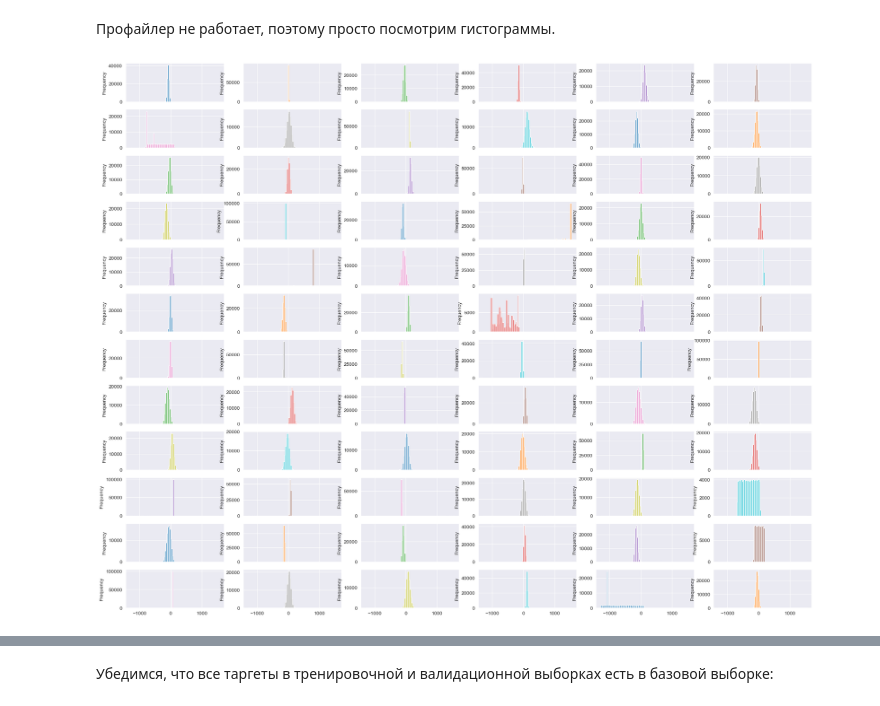
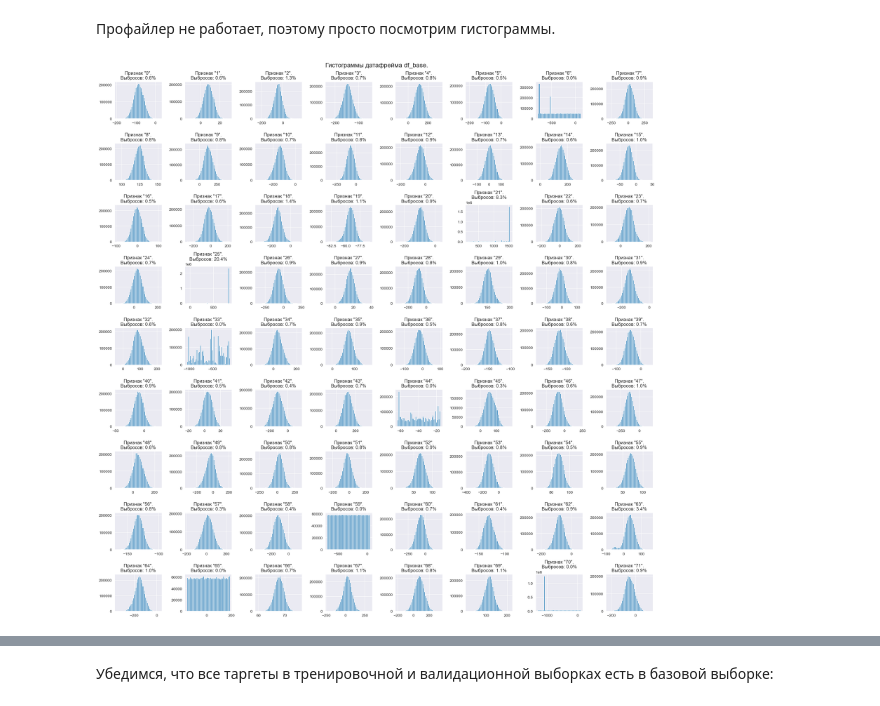
Before and after one commit to noff/ds24-workshop-2, a Jupyter notebook: model.ipynb, the cells around one changed output, grey strips where cells are left out. Cells and saved outputs as stored; diff of their text form; code cells hidden in the pictures.

```diff
--- a/model.ipynb
+++ b/model.ipynb
@@ -44,8 +102,37 @@ df_base.head(5)
 5 rows × 72 columns
 # %% [markdown]
 Профайлер не работает, поэтому просто посмотрим гистограммы.
-# %%
-df_train.plot(subplots=True, layout=(12,6), kind='hist', figsize=(25,20), bins=100, legend=False)
-plt.show()
-# %% [output]
-[figure, removed]
+# %%
+# Расчет выбросов по признаку
+
+def get_outliers_ratio(col: pd.Series, iqr_coeff=1.5):
+
+    # Вычислим интерквартильный размах.
+    iqr_distance = col.quantile(.75) - col.quantile(.25)
+
+    # Вычислим границы.
+    whisker_upp = col.quantile(.75) + iqr_coeff * iqr_distance
+    whisker_low = col.quantile(.25) - iqr_coeff * iqr_distance
+
+    # Если усы границы экстремумы, приравняем их.
+    if whisker_upp >= col.max():
+        whisker_upp = col.max()
+    if whisker_low <= col.min():
+        whisker_low = col.min()
+    else:
+        pass
+
+    # Вычислим процент выбросов.
+    outliers_ratio = ( (col[col > whisker_upp].count() + col[col < whisker_low].count()) / len(col) )
+
+    return outliers_ratio
+
+axs = df_base.hist(figsize=[20, 20], bins=50)
+for ax, col in zip(axs.flatten(), df_base.columns):
+            outlier_perc = get_outliers_ratio(df_base[col], iqr_coeff=1.5)
+            ax.set_title(f'Признак "{col}".\nВыбросов: ' + f'{outlier_perc:.1%}')
+plt.suptitle('Гистограммы датафрейма df_base.', y=.99, fontsize=16)
+plt.tight_layout()
+plt.show();
+# %% [output]
+[figure, added]
```
Also changed, not shown: parts of 22 cells of this notebook, 1 other file.
